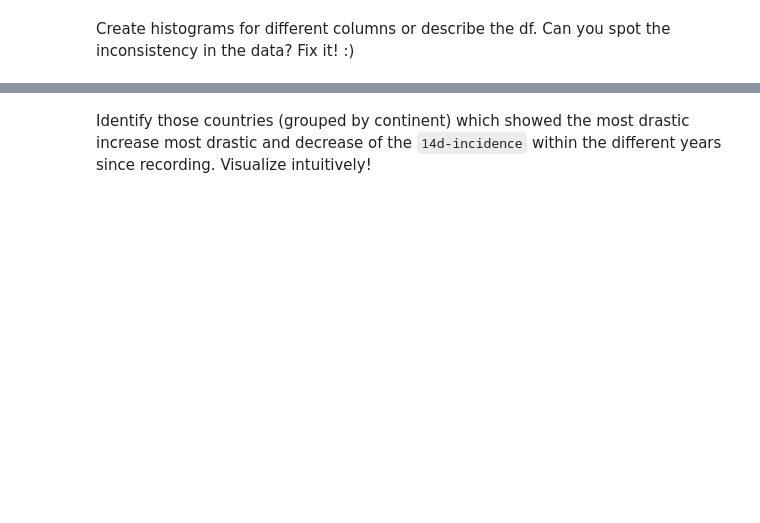
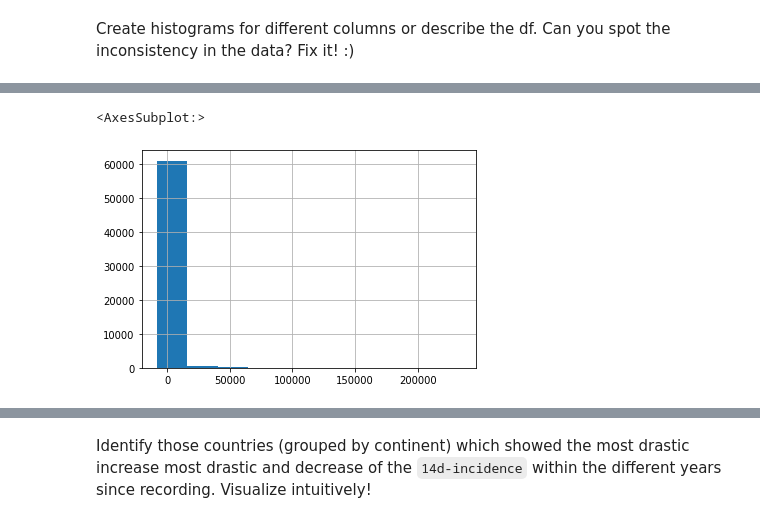
Before and after one commit to anafink/advanced_python_2021-22_HD, a Jupyter notebook: notebooks/exercises/day 7/07.exercise_COVID_data_wrangling.ipynb, the cells around one changed output, grey strips where cells are left out. Cells and saved outputs as stored; diff of their text form; code cells hidden in the pictures; blank space fills up the shorter version.

```diff
--- a/notebooks/exercises/day 7/07.exercise_COVID_data_wrangling.ipynb
+++ b/notebooks/exercises/day 7/07.exercise_COVID_data_wrangling.ipynb
@@ -118,0 +139,5 @@ Create histograms for different columns or describe the df. Can you spot the inc
+# %%
+cdf["cases"].hist()
+# %% [output]
+<AxesSubplot:>
+[figure, added]
```
Also changed, not shown: parts of 20 cells of this notebook.
